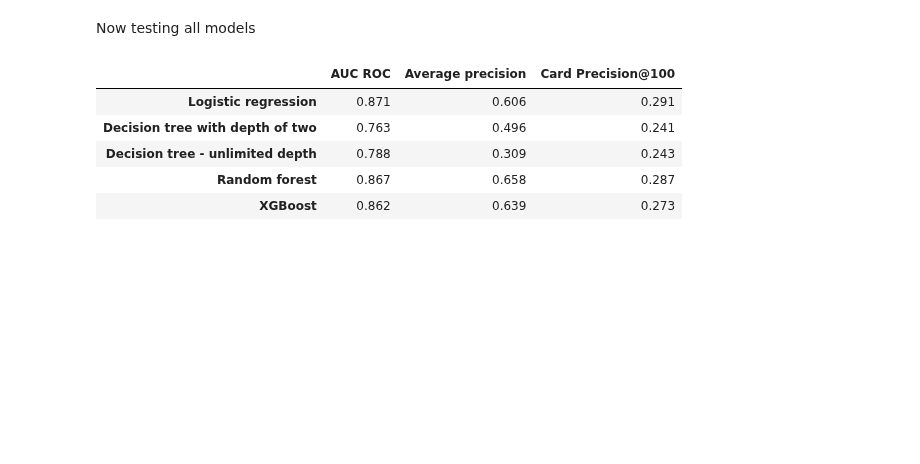
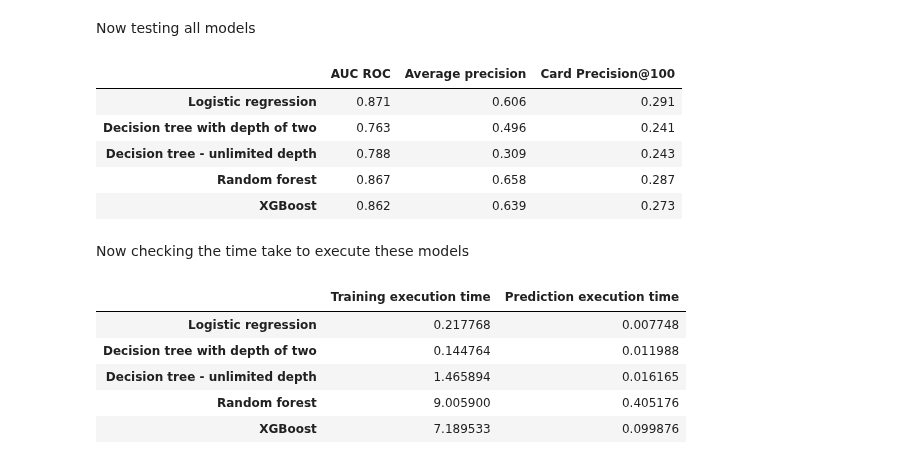
Before and after one commit to chandanravic/ML, a Jupyter notebook: credit_card_fraud_detection_google_collab.ipynb, the cells around one changed output. Cells and saved outputs as stored; diff of their text form; code cells hidden in the pictures; blank space fills up the shorter version.

```diff
--- a/credit_card_fraud_detection_google_collab.ipynb
+++ b/credit_card_fraud_detection_google_collab.ipynb
@@ -1194,3 +1194,31 @@ df_performances
 | Decision tree - unlimited depth | 0.788 | 0.309 | 0.243 |
 | Random forest | 0.867 | 0.658 | 0.287 |
 | XGBoost | 0.862 | 0.639 | 0.273 |
+# %% [markdown]
+Now checking the time take to execute these models
+# %%
+def execution_times_model_collection(fitted_models_and_predictions_dictionary):
+
+    execution_times=pd.DataFrame()
+
+    for classifier_name, model_and_predictions in fitted_models_and_predictions_dictionary.items():
+
+        execution_times_model=pd.DataFrame()
+        execution_times_model['Training execution time']=[model_and_predictions['training_execution_time']]
+        execution_times_model['Prediction execution time']=[model_and_predictions['prediction_execution_time']]
+        execution_times_model.index=[classifier_name]
+
+        execution_times=execution_times.append(execution_times_model)
+
+    return execution_times
+# %%
+# Execution times
+df_execution_times=execution_times_model_collection(fitted_models_and_predictions_dictionary)
+df_execution_times
+# %% [output]
+|  | Training execution time | Prediction execution time |
+| Logistic regression | 0.217768 | 0.007748 |
+| Decision tree with depth of two | 0.144764 | 0.011988 |
+| Decision tree - unlimited depth | 1.465894 | 0.016165 |
+| Random forest | 9.005900 | 0.405176 |
+| XGBoost | 7.189533 | 0.099876 |
```
Also changed, not shown: parts of 10 cells of this notebook.
